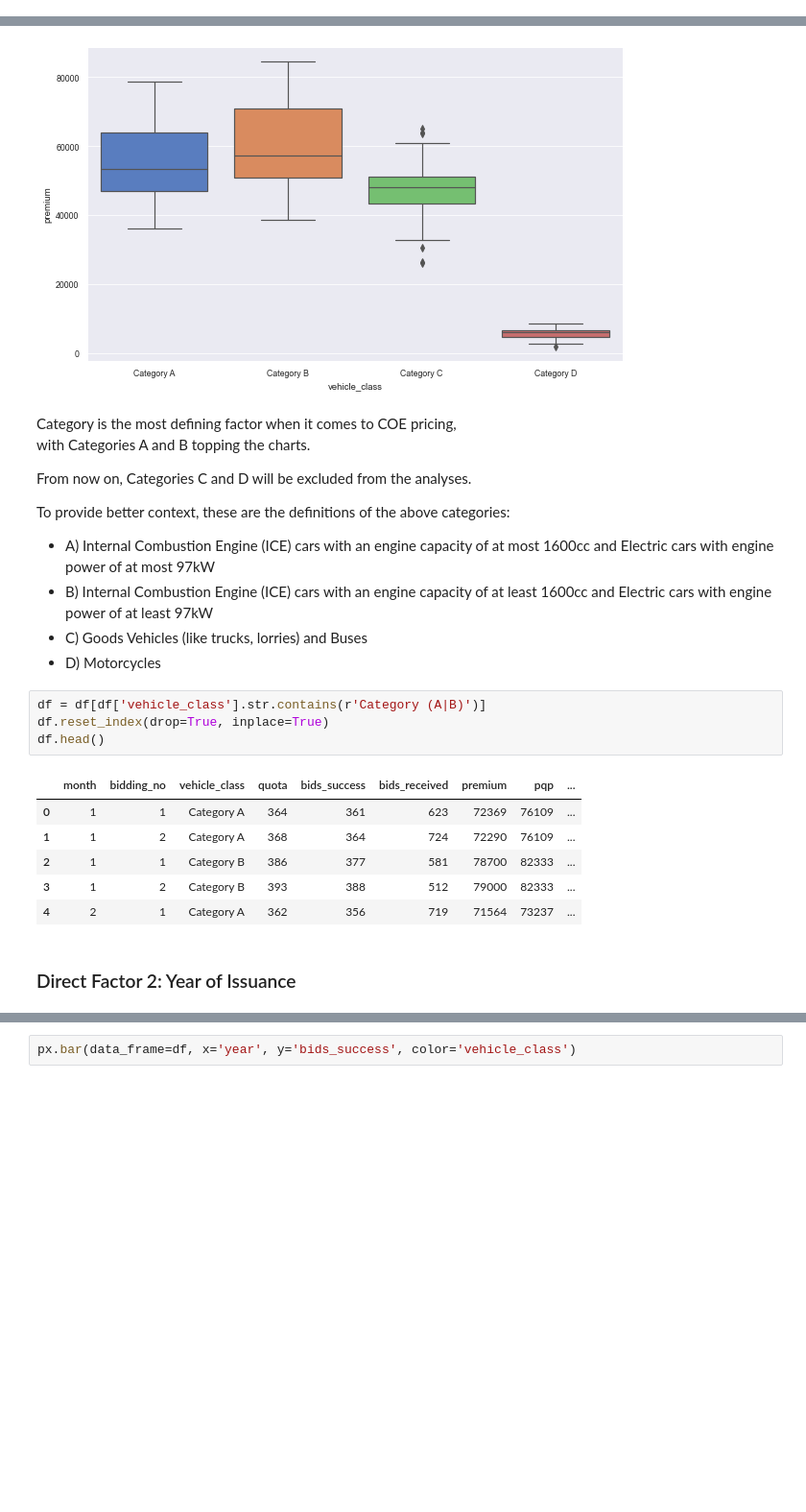
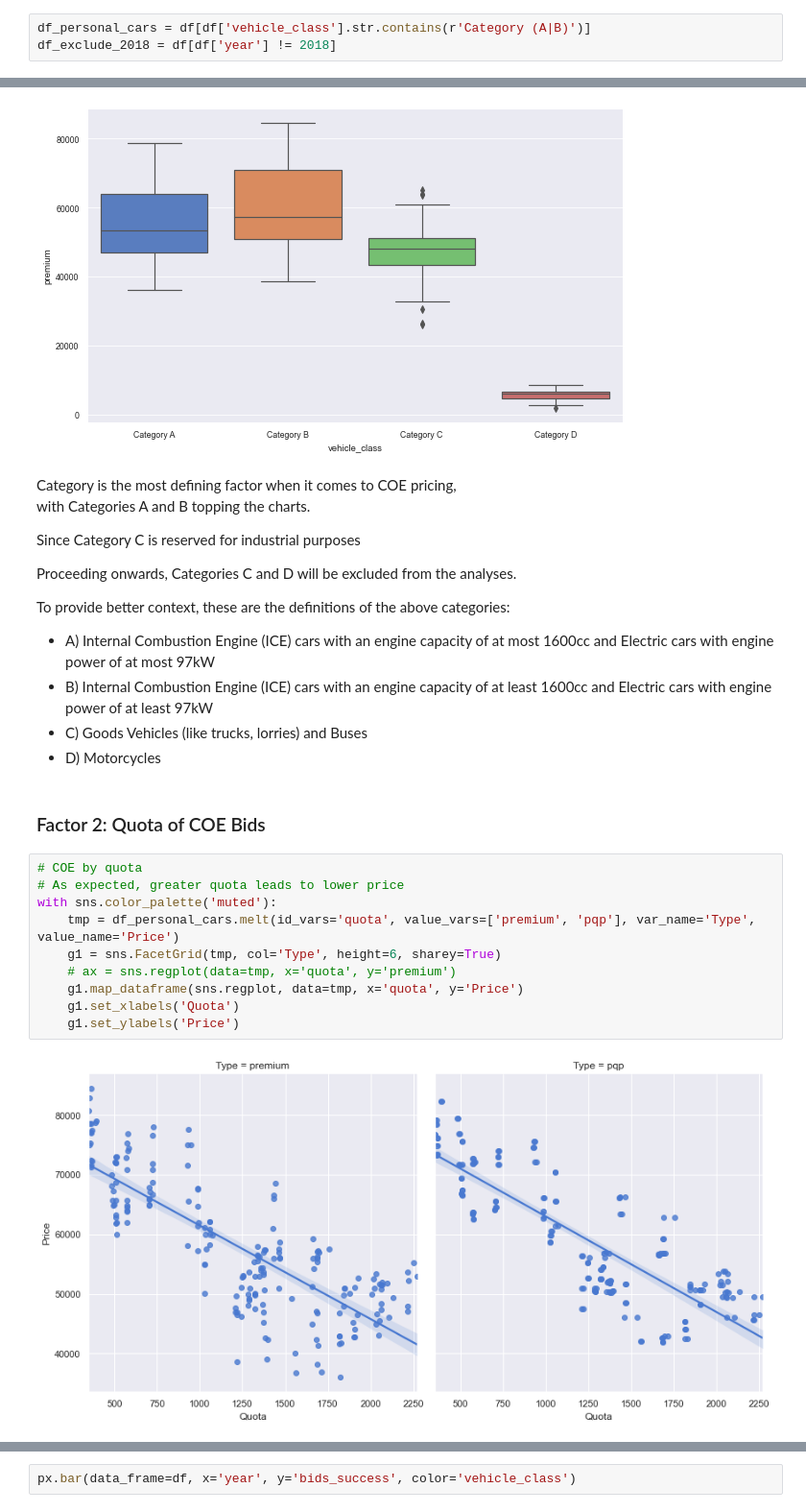
Before and after one commit to ethanolx/COE-Analysis-II-py, a Jupyter notebook: analysis.ipynb, the cells around one changed output, grey strips where cells are left out. Shown at 96% size. Saved outputs shown, nothing was run; the diff lists cells and outputs as text; blank space fills up the shorter version.

```diff
--- a/analysis.ipynb
+++ b/analysis.ipynb
@@ -32,3 +65,6 @@ df.head(n=10)
+# %%
+df_personal_cars = df[df['vehicle_class'].str.contains(r'Category (A|B)')]
+df_exclude_2018 = df[df['year'] != 2018]
 # %% [markdown]
 ## Analysis
 # %% [markdown]
@@ -46,7 +82,9 @@ with sns.axes_style(style='darkgrid'):
 Category is the most defining factor when it comes to COE pricing, <br />
 with Categories A and B topping the charts.
 
-From now on, Categories C and D will be excluded from the analyses.
+Since Category C is reserved for industrial purposes
+
+Proceeding onwards, Categories C and D will be excluded from the analyses.
 
 To provide better context, these are the definitions of the above categories:
 
@@ -54,16 +92,17 @@ To provide better context, these are the definitions of the above categories:
 +   B)  Internal Combustion Engine (ICE) cars with an engine capacity of at least 1600cc and Electric cars with engine power of at least 97kW
 +   C)  Goods Vehicles (like trucks, lorries) and Buses
 +   D)  Motorcycles
-# %%
-df = df[df['vehicle_class'].str.contains(r'Category (A|B)')]
-df.reset_index(drop=True, inplace=True)
-df.head()
-# %% [output]
-|  | month | bidding_no | vehicle_class | quota | bids_success | bids_received | premium | pqp | ... |
-| 0 | 1 | 1 | Category A | 364 | 361 | 623 | 72369 | 76109 | ... |
-| 1 | 1 | 2 | Category A | 368 | 364 | 724 | 72290 | 76109 | ... |
-| 2 | 1 | 1 | Category B | 386 | 377 | 581 | 78700 | 82333 | ... |
-| 3 | 1 | 2 | Category B | 393 | 388 | 512 | 79000 | 82333 | ... |
-| 4 | 2 | 1 | Category A | 362 | 356 | 719 | 71564 | 73237 | ... |
 # %% [markdown]
-### Direct Factor 2:    Year of Issuance
+### Factor 2:   Quota of COE Bids
+# %%
+# COE by quota
+# As expected, greater quota leads to lower price
+with sns.color_palette('muted'):
+    tmp = df_personal_cars.melt(id_vars='quota', value_vars=['premium', 'pqp'], var_name='Type', value_name='Price')
+    g1 = sns.FacetGrid(tmp, col='Type', height=6, sharey=True)
+    # ax = sns.regplot(data=tmp, x='quota', y='premium')
+    g1.map_dataframe(sns.regplot, data=tmp, x='quota', y='Price')
+    g1.set_xlabels('Quota')
+    g1.set_ylabels('Price')
+# %% [output]
+[figure, added]
```
Also changed, not shown: parts of 51 cells of this notebook, 1 other file.
